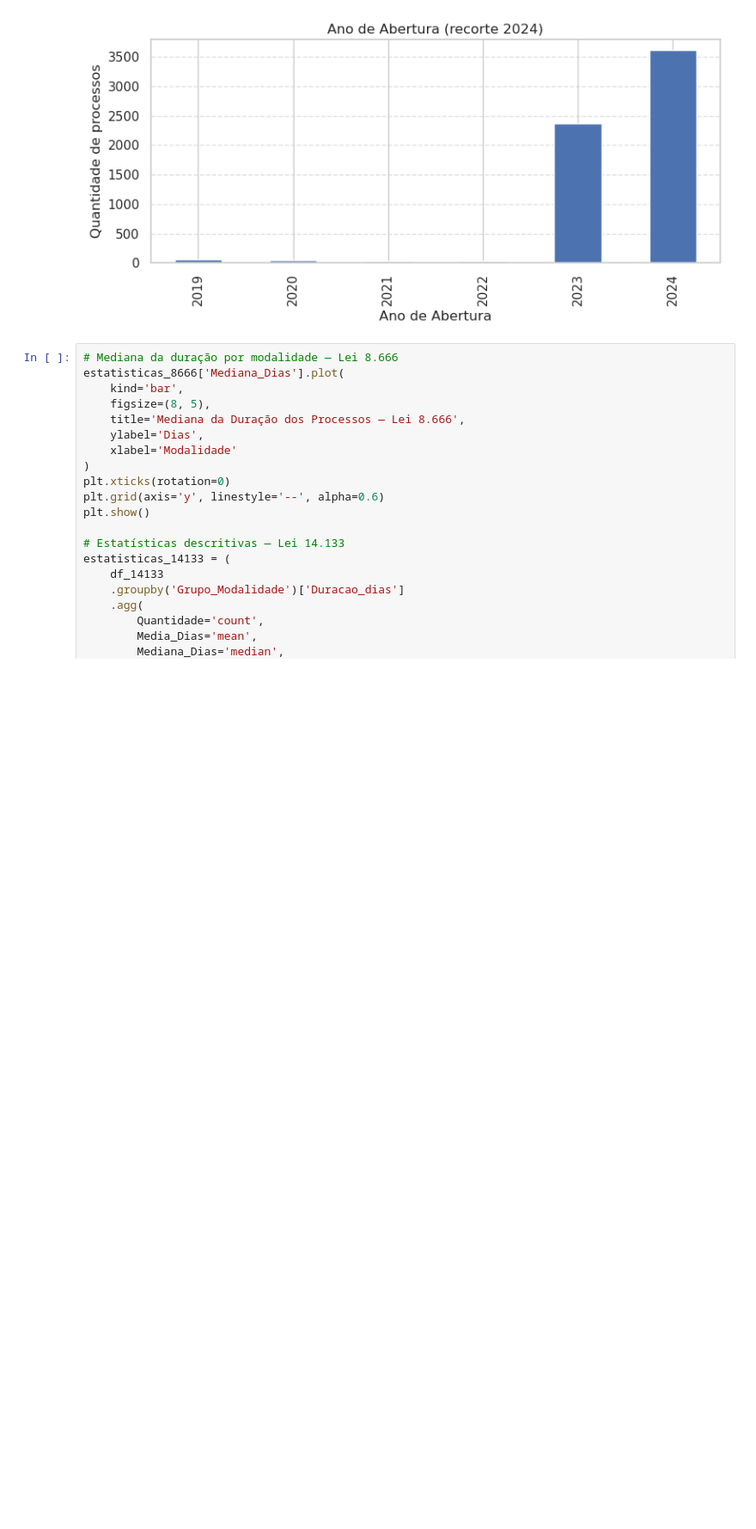
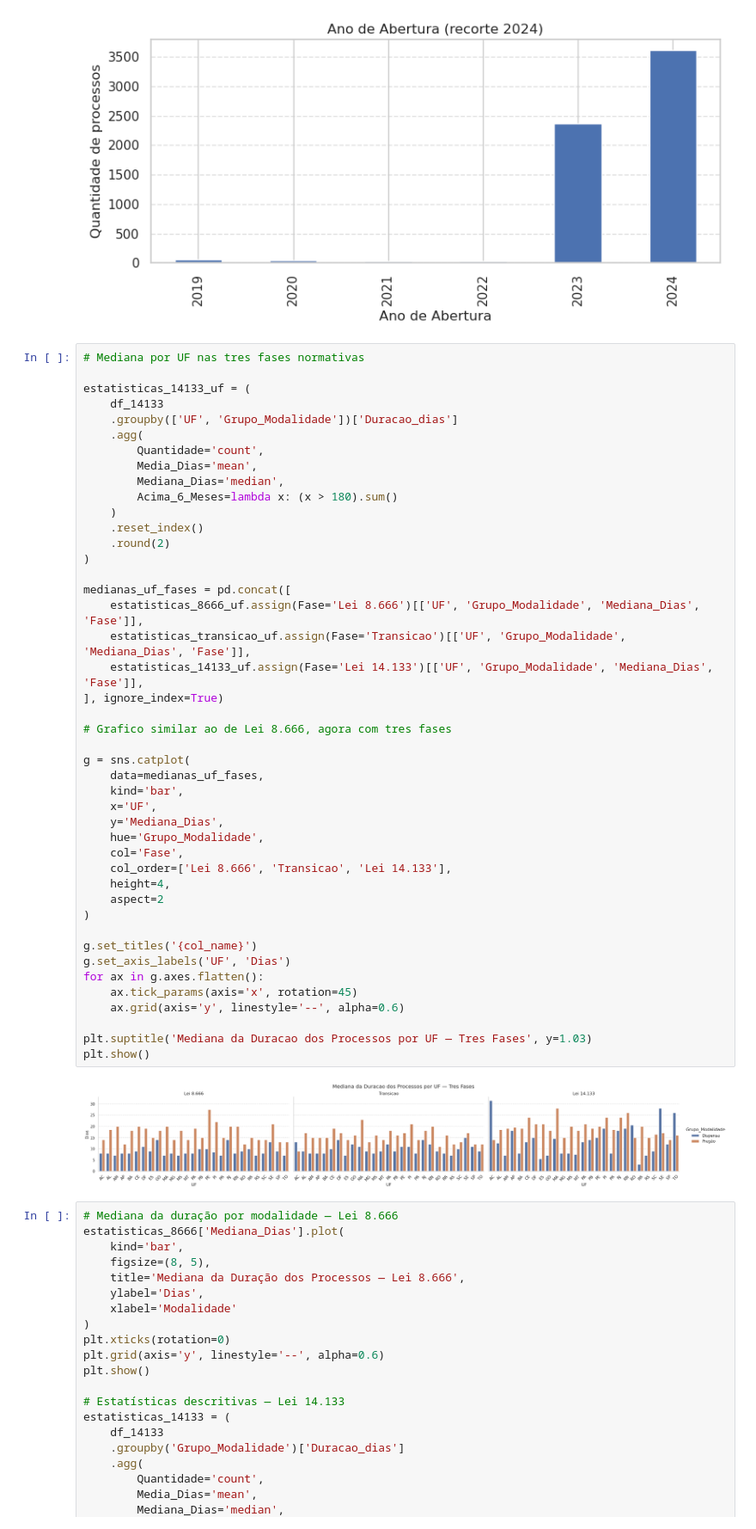
Before and after one commit to fabriciosantana/mcdia, a Jupyter notebook: 04-oec/licitacap.ipynb, the cells around one changed output. Shown at 86% size. Cells and saved outputs as stored; diff of their text form; blank space fills up the shorter version.

```diff
--- a/04-oec/licitacap.ipynb
+++ b/04-oec/licitacap.ipynb
@@ -767,6 +767,52 @@ Ano_Abertura
 2021      25
 Name: count, dtype: int64
 [figure]
+# %%
+# Mediana por UF nas tres fases normativas
+
+estatisticas_14133_uf = (
+    df_14133
+    .groupby(['UF', 'Grupo_Modalidade'])['Duracao_dias']
+    .agg(
+        Quantidade='count',
+        Media_Dias='mean',
+        Mediana_Dias='median',
+        Acima_6_Meses=lambda x: (x > 180).sum()
+    )
+    .reset_index()
+    .round(2)
+)
+
+medianas_uf_fases = pd.concat([
+    estatisticas_8666_uf.assign(Fase='Lei 8.666')[['UF', 'Grupo_Modalidade', 'Mediana_Dias', 'Fase']],
+    estatisticas_transicao_uf.assign(Fase='Transicao')[['UF', 'Grupo_Modalidade', 'Mediana_Dias', 'Fase']],
+    estatisticas_14133_uf.assign(Fase='Lei 14.133')[['UF', 'Grupo_Modalidade', 'Mediana_Dias', 'Fase']],
+], ignore_index=True)
+
+# Grafico similar ao de Lei 8.666, agora com tres fases
+
+g = sns.catplot(
+    data=medianas_uf_fases,
+    kind='bar',
+    x='UF',
+    y='Mediana_Dias',
+    hue='Grupo_Modalidade',
+    col='Fase',
+    col_order=['Lei 8.666', 'Transicao', 'Lei 14.133'],
+    height=4,
+    aspect=2
+)
+
+g.set_titles('{col_name}')
+g.set_axis_labels('UF', 'Dias')
+for ax in g.axes.flatten():
+    ax.tick_params(axis='x', rotation=45)
+    ax.grid(axis='y', linestyle='--', alpha=0.6)
+
+plt.suptitle('Mediana da Duracao dos Processos por UF — Tres Fases', y=1.03)
+plt.show()
+# %% [output]
+[figure, added]
 # %%
 # Mediana da duração por modalidade — Lei 8.666
 estatisticas_8666['Mediana_Dias'].plot(
```
Also changed, not shown: parts of 1 cell of this notebook.
